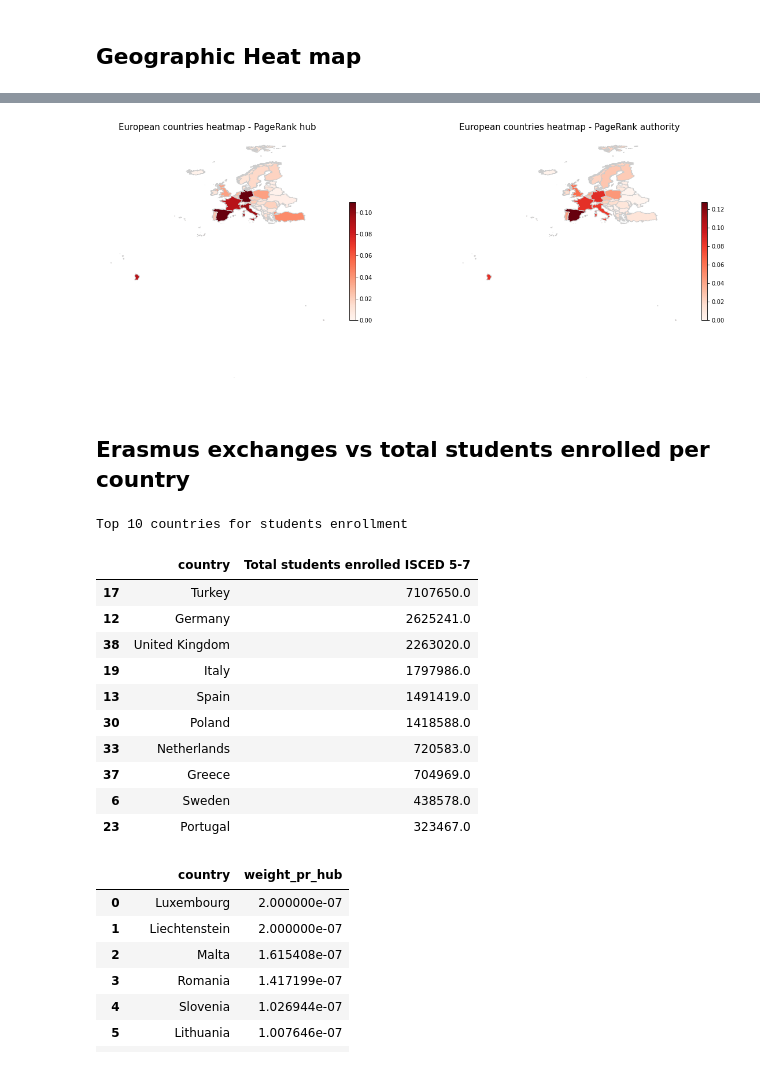
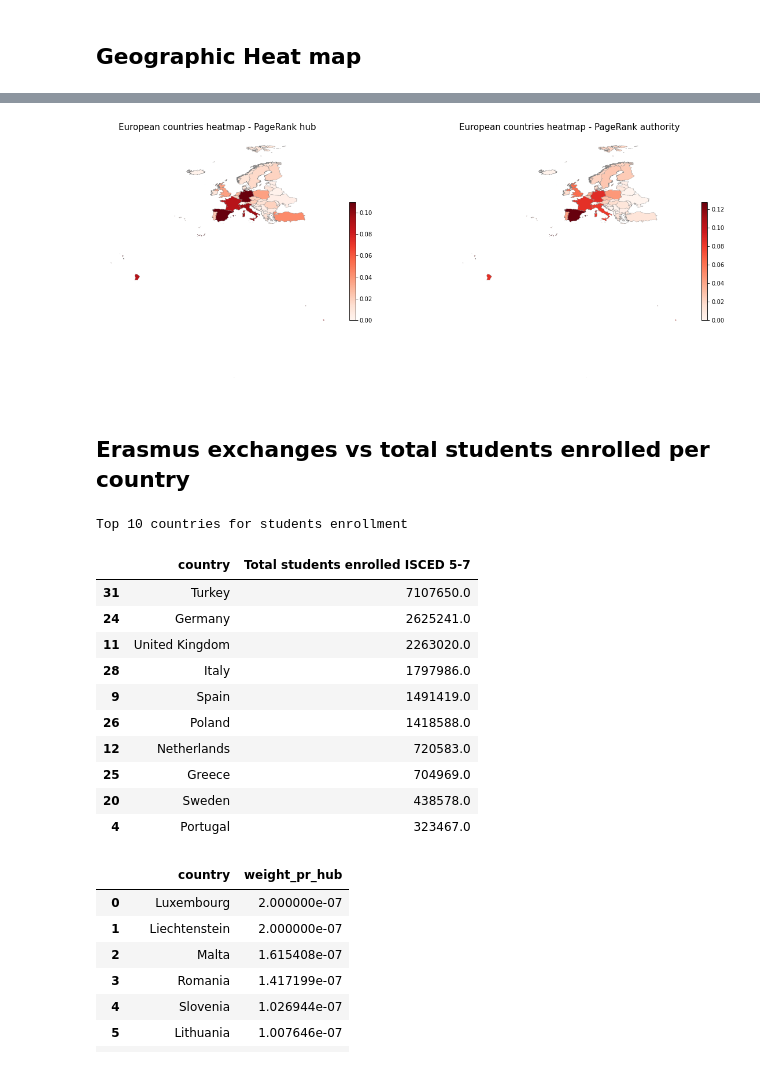
Before and after one commit to FilippoBragato/ErasmusMobilityStudy, a Jupyter notebook: CountryAnalysis.ipynb, the cells around one changed output, grey strips where cells are left out. Drawn from its saved outputs; the diff is of its cells as text; code cells hidden in the pictures.

```diff
--- a/CountryAnalysis.ipynb
+++ b/CountryAnalysis.ipynb
@@ -438,30 +417,32 @@ display(european_df[['country', 'PageRank authority']].sort_values('PageRank aut
 # %%
 # deg_list = ['in degree', 'out degree', 'PageRank hub', 'PageRank autority']
 #fig4, ax4 = plt.subplots(1,4, figsize=(20,15))
 plt_list = ['PageRank hub', 'PageRank authority']
 fig4, ax4 = plt.subplots(1,2, figsize=(20,15))
 
 for i in range(len(plt_list)):
-    european_df.plot(column=plt_list[i], ax=ax4[i], edgecolor='0.8', linewidth=1, cmap='Reds')
+    european_df.plot(column=plt_list[i], ax=ax4[i], edgecolor='0.5', linewidth=0.3, cmap='Reds')
     sm = plt.cm.ScalarMappable(norm=plt.Normalize(vmin=european_df[plt_list[i]].min(),
                                               vmax=european_df[plt_list[i]].max()), cmap='Reds')
     ax4[i].axis('off')
     fig4.colorbar(sm, ax=ax4[i], shrink=0.25)
     ax4[i].set_title('European countries heatmap - ' + plt_list[i], fontsize=15)
 
 # ax4 = np.reshape(ax4, (2,2))
 # plt.savefig('eu_pagerank.png')
 # %% [output]
-[figure, old version]
+[figure, new version]
 # %% [markdown]
 ## Erasmus exchanges vs total students enrolled per country
 # %%
 # dataset containing for each european university the students enrolled in ISCED 5-7 (tertiary education and master degree)
-isced57_df = pd.read_csv("eter-export-2016.csv", delimiter=';', on_bad_lines='skip')
+isced57_df = pd.read_csv("eter-export-2016_loc.csv", delimiter=';', on_bad_lines='skip')
 isced57_df.dropna(inplace=True)
 for index in range(len(isced57_df['Institution Name'])):
     if isced57_df.iat[index,0] != isced57_df.iat[index,0].upper():
         isced57_df.iat[index,0] = isced57_df.iat[index,0].upper()
+
+
 
 # dropping all the values having too many numbers after comma
 mask = isced57_df['Total students enrolled ISCED 5-7'].str.contains(',', na=False)
@@ -487,16 +468,16 @@ display(european_df_w[['country', 'Total students enrolled ISCED 5-7']].sort_val
 # %% [output]
 Top 10 countries for students enrollment
 |  | country | Total students enrolled ISCED 5-7 |
-| 17 | Turkey | 7107650.0 |
-| 12 | Germany | 2625241.0 |
-| 38 | United Kingdom | 2263020.0 |
-| 19 | Italy | 1797986.0 |
-| 13 | Spain | 1491419.0 |
-| 30 | Poland | 1418588.0 |
-| 33 | Netherlands | 720583.0 |
-| 37 | Greece | 704969.0 |
-| 6 | Sweden | 438578.0 |
-| 23 | Portugal | 323467.0 |
+| 31 | Turkey | 7107650.0 |
+| 24 | Germany | 2625241.0 |
+| 11 | United Kingdom | 2263020.0 |
+| 28 | Italy | 1797986.0 |
+| 9 | Spain | 1491419.0 |
+| 26 | Poland | 1418588.0 |
+| 12 | Netherlands | 720583.0 |
+| 25 | Greece | 704969.0 |
+| 20 | Sweden | 438578.0 |
+| 4 | Portugal | 323467.0 |
 # %%
 european_df_w['weight_pr_hub'] = european_df_w['PageRank hub']/european_df_w['Total students enrolled ISCED 5-7']
 european_df_w['weight_pr_aut'] = european_df_w['PageRank authority']/european_df_w['Total students enrolled ISCED 5-7']
```
Also changed, not shown: parts of 12 cells of this notebook, 4 other files.
